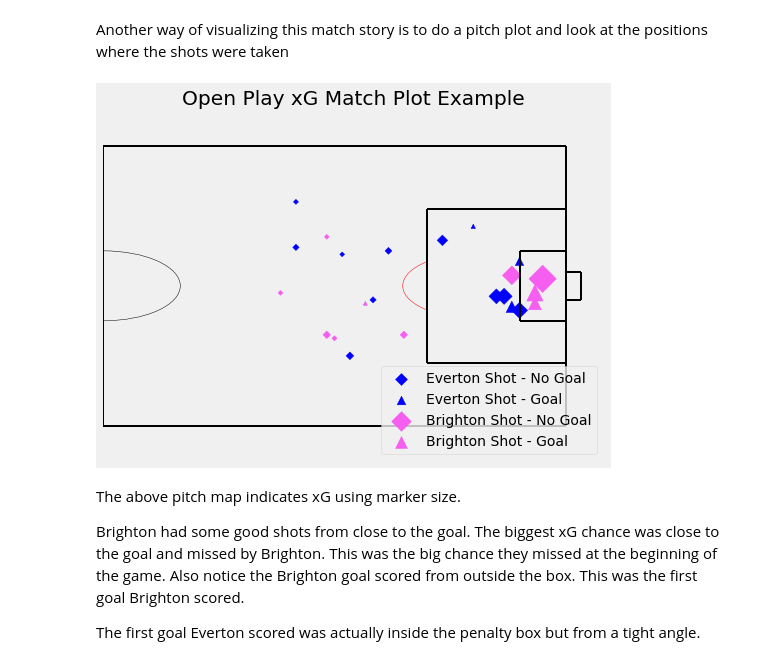
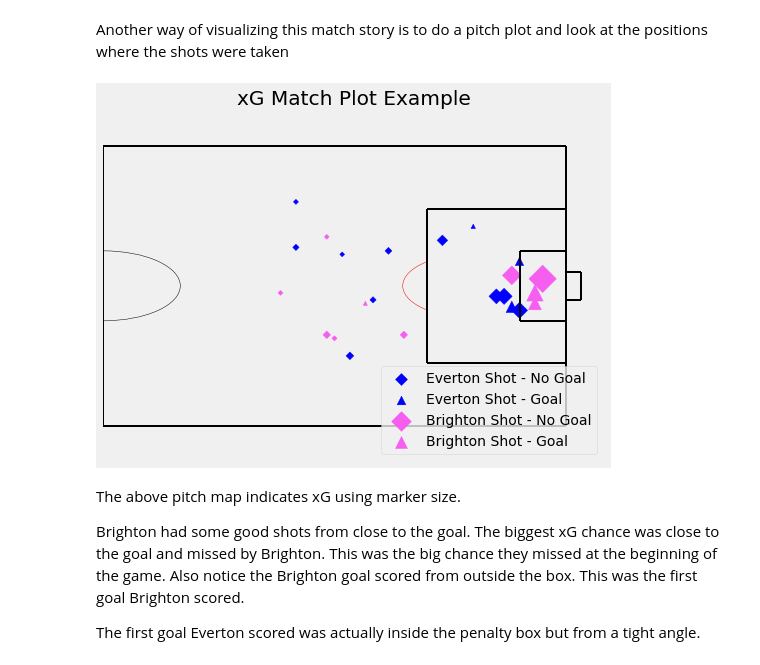
Before and after one commit to j-v-n/Springboard, a Jupyter notebook: capstone_projects/capstone1/model_application.ipynb, the cells around one changed output. Drawn from its saved outputs; the diff is of its cells as text; code cells hidden in the pictures.

```diff
--- a/capstone_projects/capstone1/model_application.ipynb
+++ b/capstone_projects/capstone1/model_application.ipynb
@@ -823,33 +823,33 @@ df_away=df_eve_brighton[df_eve_brighton['home_or_away']=='away']
 # %%
 home_non_goals_x = df_home[df_home.isGoalBool==0].shot_x.values
 home_non_goals_y = df_home[df_home.isGoalBool==0].shot_y.values
 home_non_goals_xg = df_home[df_home.isGoalBool==0].predicted_xg.values
 
 home_goals_x = df_home[df_home.isGoalBool==1].shot_x.values
 home_goals_y = df_home[df_home.isGoalBool==1].shot_y.values
 home_goals_xg = df_home[df_home.isGoalBool==1].predicted_xg.values
 
 away_non_goals_x = df_away[df_away.isGoalBool==0].shot_x.values
 away_non_goals_y = df_away[df_away.isGoalBool==0].shot_y.values
 away_non_goals_xg = df_away[df_away.isGoalBool==0].predicted_xg.values
 
 away_goals_x = df_away[df_away.isGoalBool==1].shot_x.values
 away_goals_y = df_away[df_away.isGoalBool==1].shot_y.values
 away_goals_xg = df_away[df_away.isGoalBool==1].predicted_xg.values
 
 
 plt1=pitch_creator(size=(8,6))
 plt1=plt.scatter(home_non_goals_x,home_non_goals_y, s=home_non_goals_xg*750,c="#0000ff",marker="D",label='Everton Shot - No Goal')
 plt1=plt.scatter(home_goals_x,home_goals_y, s=home_goals_xg*750,c="#0000ff",marker="^",label='Everton Shot - Goal')
 
 plt1=plt.scatter(away_non_goals_x,away_non_goals_y, s=away_non_goals_xg*750,c="#f65ef0",marker="D",label='Brighton Shot - No Goal')
 plt1=plt.scatter(away_goals_x,away_goals_y, s=away_goals_xg*750,c="#f65ef0",marker="^",label='Brighton Shot - Goal')
 
 plt.axis('off');
 plt.legend(loc='lower right')
-plt.title('Open Play xG Match Plot Example');
+plt.title('xG Match Plot Example');
 # %% [output]
-[figure, old version]
+[figure, new version]
 # %% [markdown]
 The above pitch map indicates xG using marker size.
 
```
Also changed, not shown: parts of 5 cells of this notebook, 2 other files.
